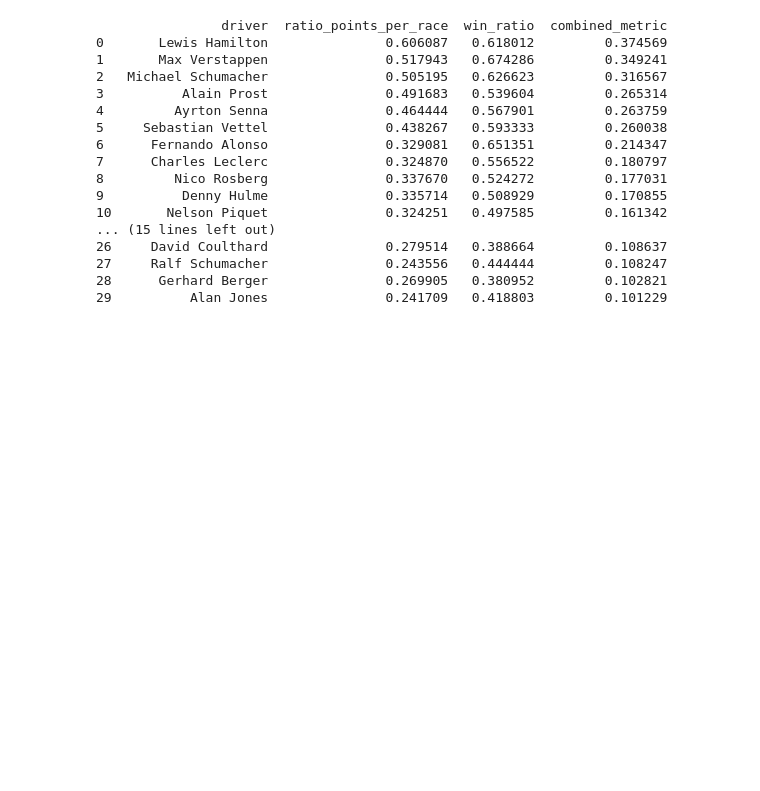
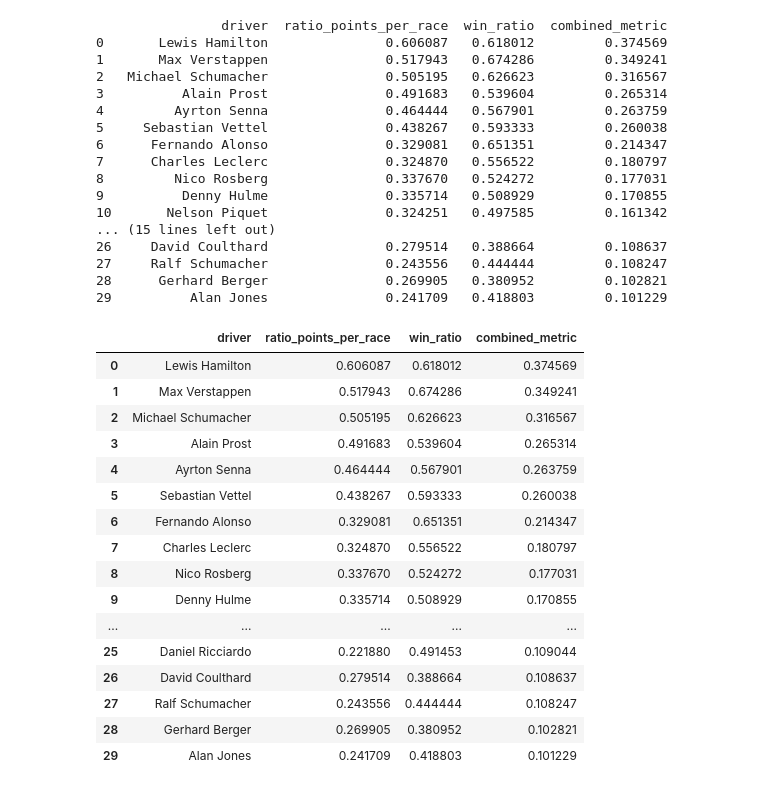
Before and after one commit to BOYSABIO/IE-University, a Jupyter notebook: IE_MASTERS/7_PYTHON_FOR_DATA_ANALYSIS/GROUP_PROJECT/group_assignment_8.ipynb, the cells around one changed output. Cells and saved outputs as stored; diff of their text form; code cells hidden in the pictures; blank space fills up the shorter version.

```diff
--- a/IE_MASTERS/7_PYTHON_FOR_DATA_ANALYSIS/GROUP_PROJECT/group_assignment_8.ipynb
+++ b/IE_MASTERS/7_PYTHON_FOR_DATA_ANALYSIS/GROUP_PROJECT/group_assignment_8.ipynb
@@ -860,3 +860,23 @@ print(combined_df[['driver', 'ratio_points_per_race', 'win_ratio', 'combined_met
 27     Ralf Schumacher               0.243556   0.444444         0.108247
 28      Gerhard Berger               0.269905   0.380952         0.102821
 29          Alan Jones               0.241709   0.418803         0.101229
+# %%
+combined_df[['driver', 'ratio_points_per_race', 'win_ratio', 'combined_metric']].head(30)
+# %% [output]
+|  | driver | ratio_points_per_race | win_ratio | combined_metric |
+| 0 | Lewis Hamilton | 0.606087 | 0.618012 | 0.374569 |
+| 1 | Max Verstappen | 0.517943 | 0.674286 | 0.349241 |
+| 2 | Michael Schumacher | 0.505195 | 0.626623 | 0.316567 |
+| 3 | Alain Prost | 0.491683 | 0.539604 | 0.265314 |
+| 4 | Ayrton Senna | 0.464444 | 0.567901 | 0.263759 |
+| 5 | Sebastian Vettel | 0.438267 | 0.593333 | 0.260038 |
+| 6 | Fernando Alonso | 0.329081 | 0.651351 | 0.214347 |
+| 7 | Charles Leclerc | 0.324870 | 0.556522 | 0.180797 |
+| 8 | Nico Rosberg | 0.337670 | 0.524272 | 0.177031 |
+| 9 | Denny Hulme | 0.335714 | 0.508929 | 0.170855 |
+| ... | ... | ... | ... | ... |
+| 25 | Daniel Ricciardo | 0.221880 | 0.491453 | 0.109044 |
+| 26 | David Coulthard | 0.279514 | 0.388664 | 0.108637 |
+| 27 | Ralf Schumacher | 0.243556 | 0.444444 | 0.108247 |
+| 28 | Gerhard Berger | 0.269905 | 0.380952 | 0.102821 |
+| 29 | Alan Jones | 0.241709 | 0.418803 | 0.101229 |
```
Also changed, not shown: parts of 2 cells of this notebook.
